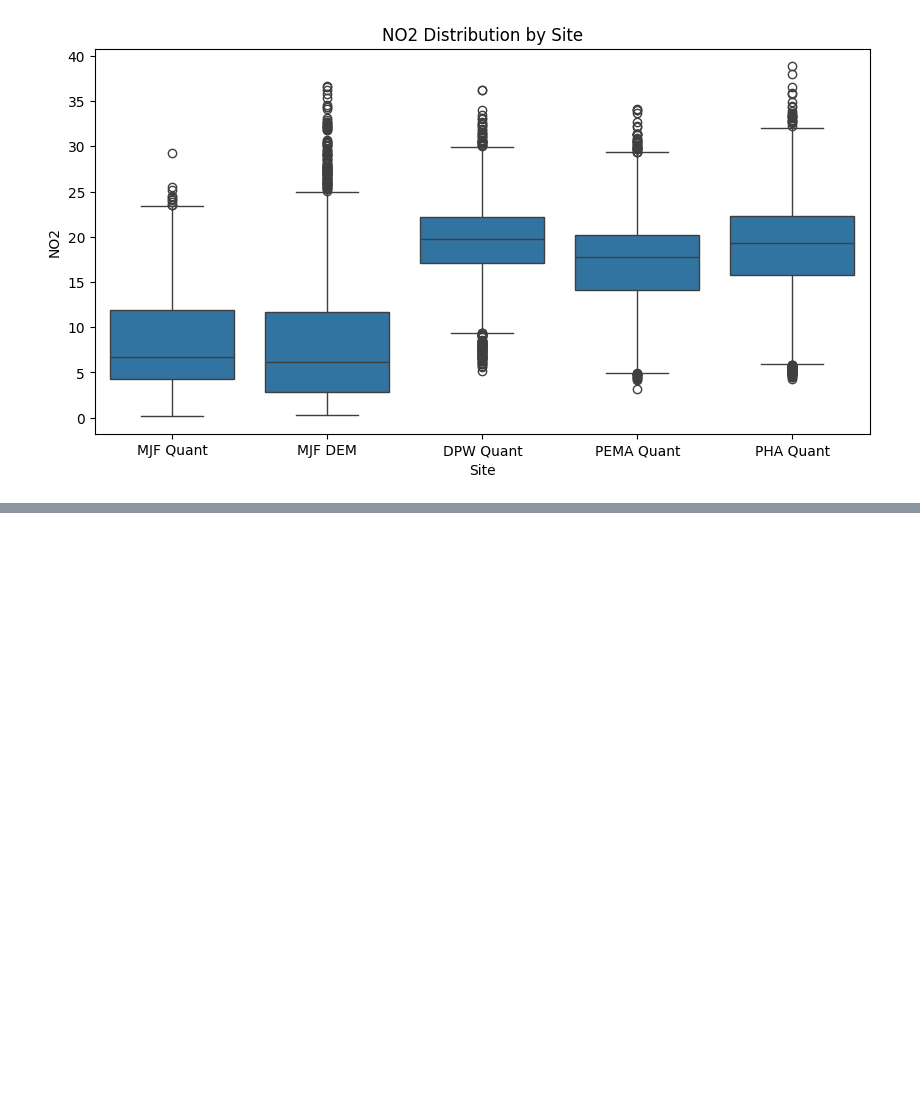
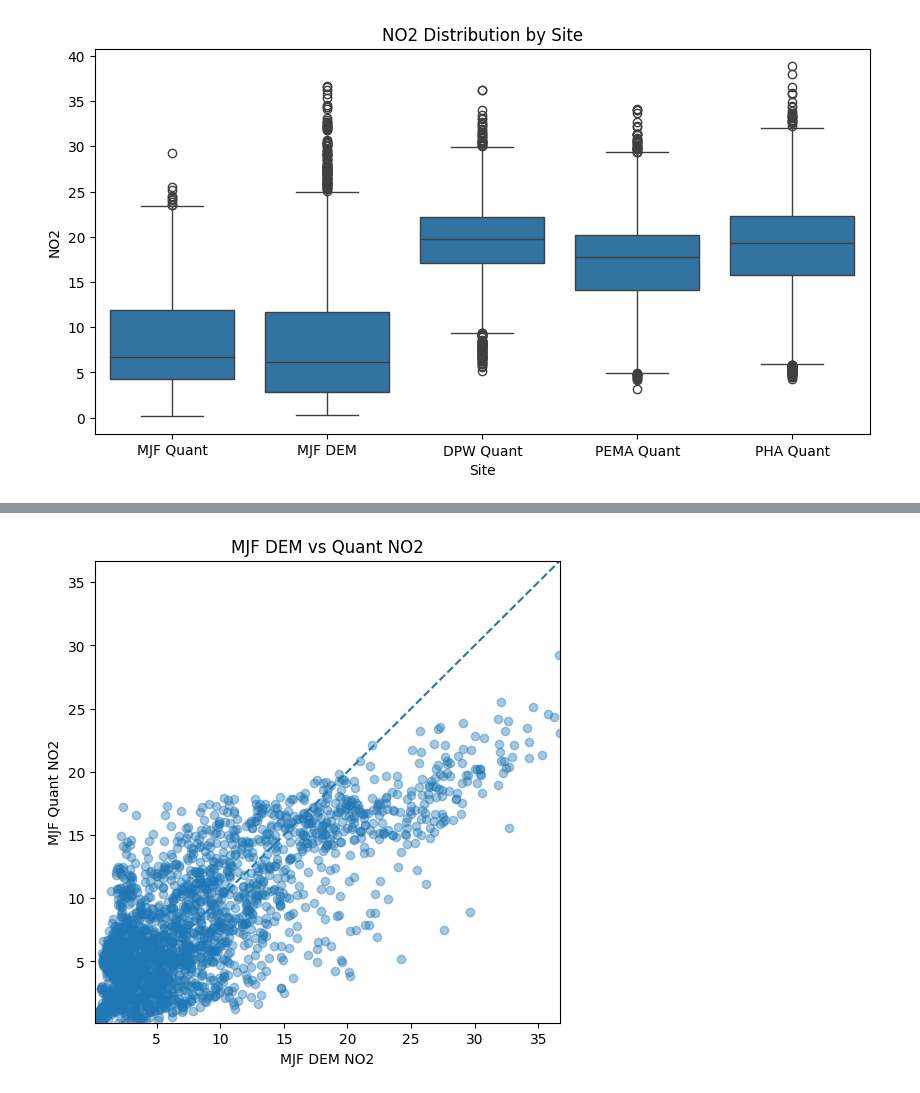
Before and after one commit to jacklardner/quant-reference-no2-distribution-comparison, a Jupyter notebook: primary analysis.ipynb, the cells around one changed output, grey strips where cells are left out. Saved outputs shown, nothing was run; the diff lists cells and outputs as text; code cells hidden in the pictures; blank space fills up the shorter version.

```diff
--- a/primary analysis.ipynb
+++ b/primary analysis.ipynb
@@ -317,3 +317,14 @@ plt.ylabel("NO2")
 plt.show()
 # %% [output]
 [figure]
+# %%
+mjf_compare = pd.merge(
+    mjf_dem[["datetime_est","no2"]],
+    mjf_quant[["datetime_est","no2"]],
+    on="datetime_est",
+    suffixes=("_dem", "_quant")
+)
+
+mjf_compare = mjf_compare.dropna()
+
+mjf_compare.head()
@@ -319,0 +338,24 @@ plt.show()
+# %%
+x = mjf_compare["no2_dem"]
+y = mjf_compare["no2_quant"]
+
+plt.figure(figsize=(6,6))
+
+plt.scatter(x, y, alpha=0.4)
+
+lims = [
+    min(x.min(), y.min()),
+    max(x.max(), y.max())
+]
+plt.plot(lims, lims, '--')
+
+plt.xlabel("MJF DEM NO2")
+plt.ylabel("MJF Quant NO2")
+plt.title("MJF DEM vs Quant NO2")
+
+plt.xlim(lims)
+plt.ylim(lims)
+
+plt.show()
+# %% [output]
+[figure, added]
```
Also changed, not shown: parts of 14 cells of this notebook.
